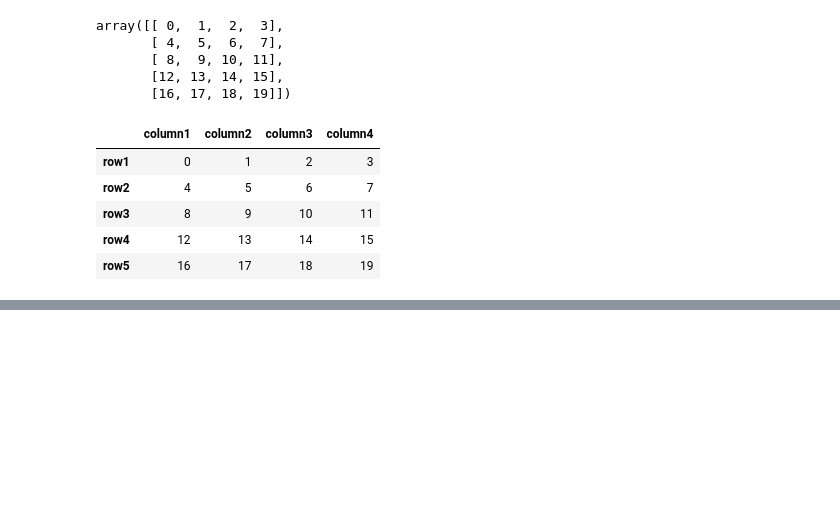
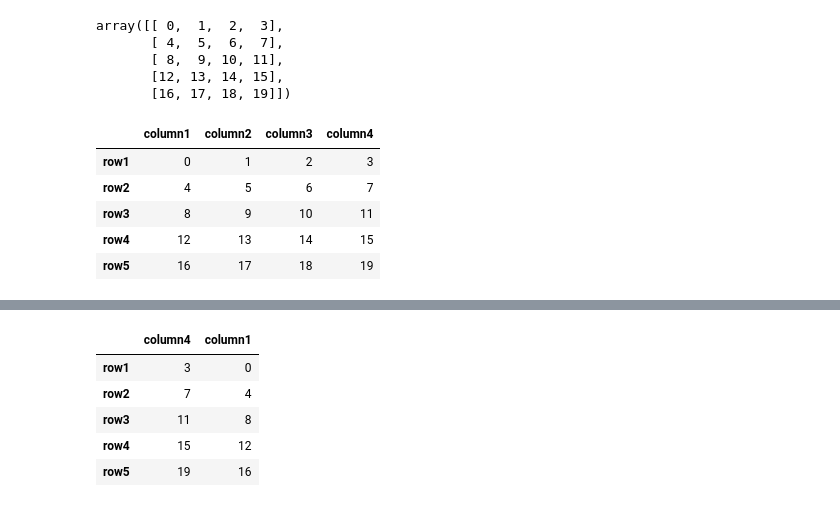
Before and after one commit to Harshita1204/python, a Jupyter notebook: DataFrames.ipynb, the cells around one changed output, grey strips where cells are left out. Saved outputs shown, nothing was run; the diff lists cells and outputs as text; code cells hidden in the pictures; blank space fills up the shorter version.

```diff
--- a/DataFrames.ipynb
+++ b/DataFrames.ipynb
@@ -33,0 +71,9 @@ pd.DataFrame(data=np.arange(0,20).reshape(5,4), index=["row1","row2","row3","row
+# %%
+df[['column4','column1']] #this is a type of series in panda , use 2 brackets for nested use
+# %% [output]
+|  | column4 | column1 |
+| row1 | 3 | 0 |
+| row2 | 7 | 4 |
+| row3 | 11 | 8 |
+| row4 | 15 | 12 |
+| row5 | 19 | 16 |
```
Also changed, not shown: parts of 7 cells of this notebook.
